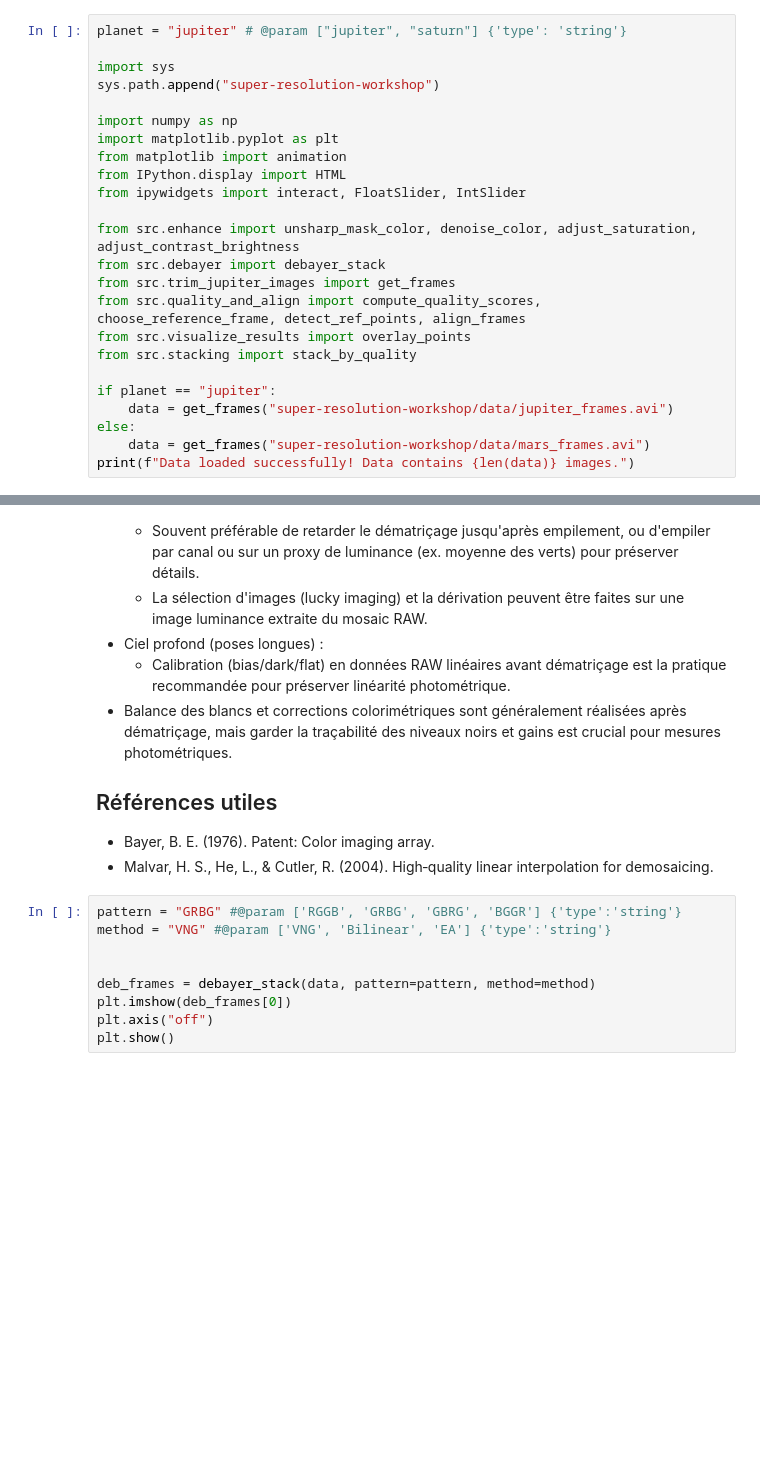
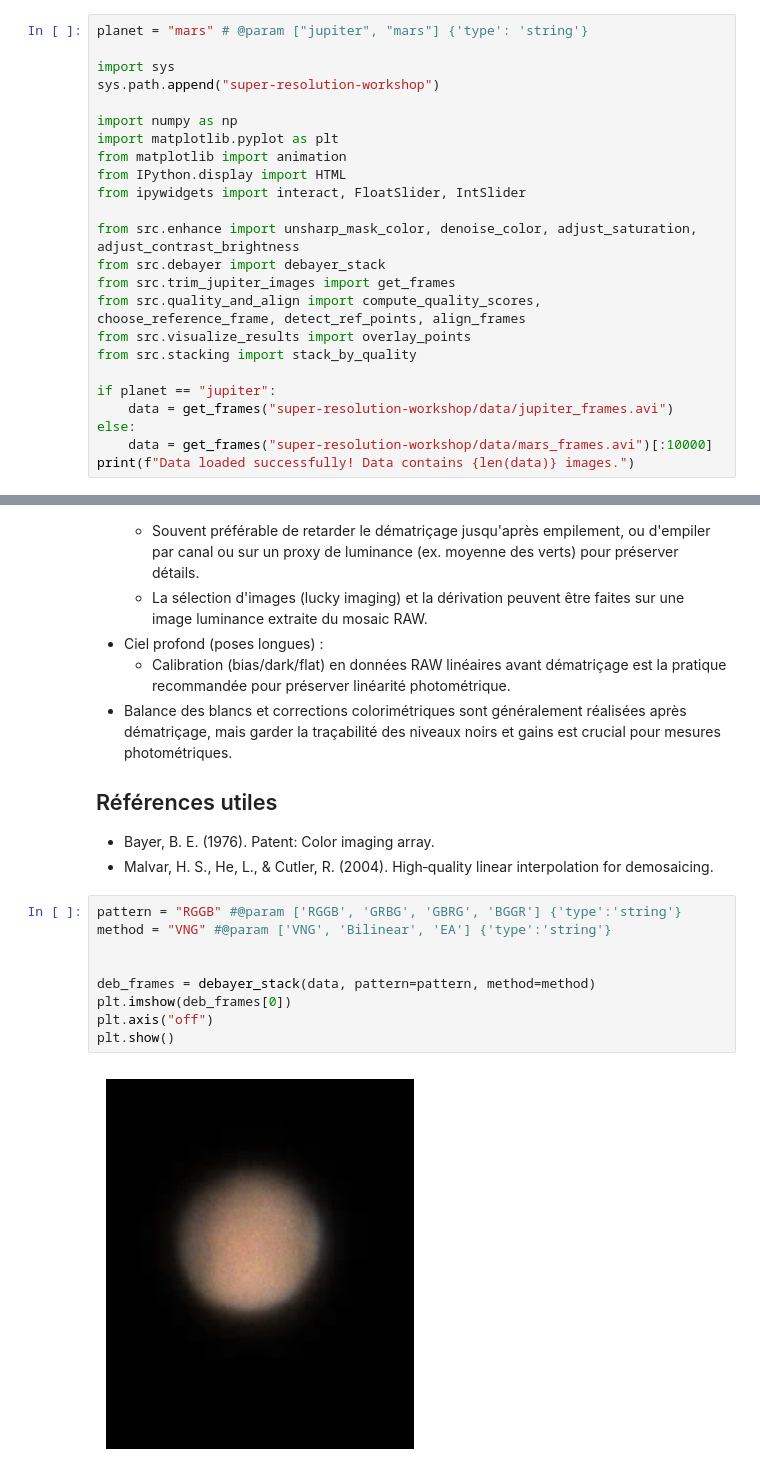
Before and after one commit to GabrielMissael/super-resolution-workshop, a Jupyter notebook: notebooks/Traditional_Pipeline.ipynb, the cells around one changed output, grey strips where cells are left out. Saved outputs shown, nothing was run; the diff lists cells and outputs as text; blank space fills up the shorter version.

```diff
--- a/notebooks/Traditional_Pipeline.ipynb
+++ b/notebooks/Traditional_Pipeline.ipynb
@@ -78,7 +80,7 @@ Ce notebook propose un pipeline détaillé et reproductible pour passer de trame
 # @title
 !git clone --quiet https://github.com/GabrielMissael/super-resolution-workshop
 # %%
-planet = "jupiter" # @param ["jupiter", "saturn"] {'type': 'string'}
+planet = "mars" # @param ["jupiter", "mars"] {'type': 'string'}
 
 import sys
 sys.path.append("super-resolution-workshop")
@@ -99,6 +101,6 @@ from src.stacking import stack_by_quality
 if planet == "jupiter":
     data = get_frames("super-resolution-workshop/data/jupiter_frames.avi")
 else:
-    data = get_frames("super-resolution-workshop/data/mars_frames.avi")
+    data = get_frames("super-resolution-workshop/data/mars_frames.avi")[:10000]
 print(f"Data loaded successfully! Data contains {len(data)} images.")
 # %% [output]
@@ -172,14 +176,16 @@ Important : conserver la linéarité (pas de gamma / non‑linéarités) pendant
 - Bayer, B. E. (1976). Patent: Color imaging array.
 - Malvar, H. S., He, L., & Cutler, R. (2004). High‑quality linear interpolation for demosaicing.
 # %%
-pattern = "GRBG" #@param ['RGGB', 'GRBG', 'GBRG', 'BGGR'] {'type':'string'}
+pattern = "RGGB" #@param ['RGGB', 'GRBG', 'GBRG', 'BGGR'] {'type':'string'}
 method = "VNG" #@param ['VNG', 'Bilinear', 'EA'] {'type':'string'}
 
 
 deb_frames = debayer_stack(data, pattern=pattern, method=method)
 plt.imshow(deb_frames[0])
 plt.axis("off")
 plt.show()
+# %% [output]
+[figure, added]
 # %%
 # @title
 # scores, _, _ = compute_quality_scores(deb_frames)
```
Also changed, not shown: parts of 11 cells of this notebook, 1 other file.
